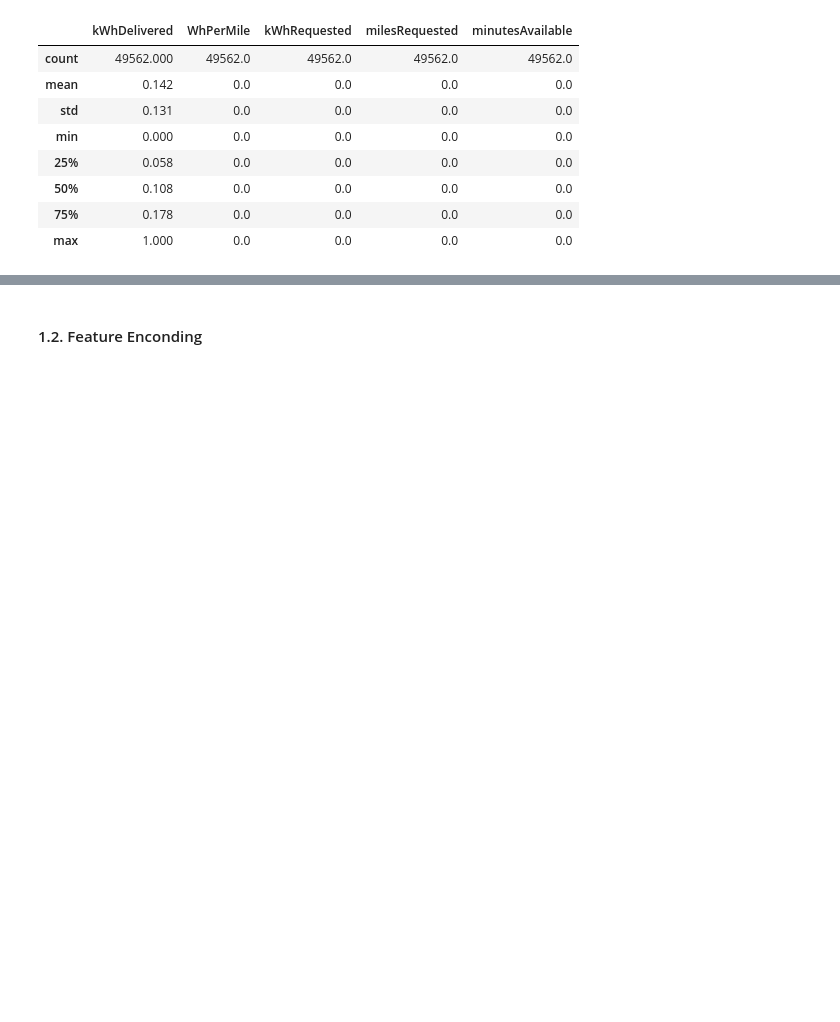
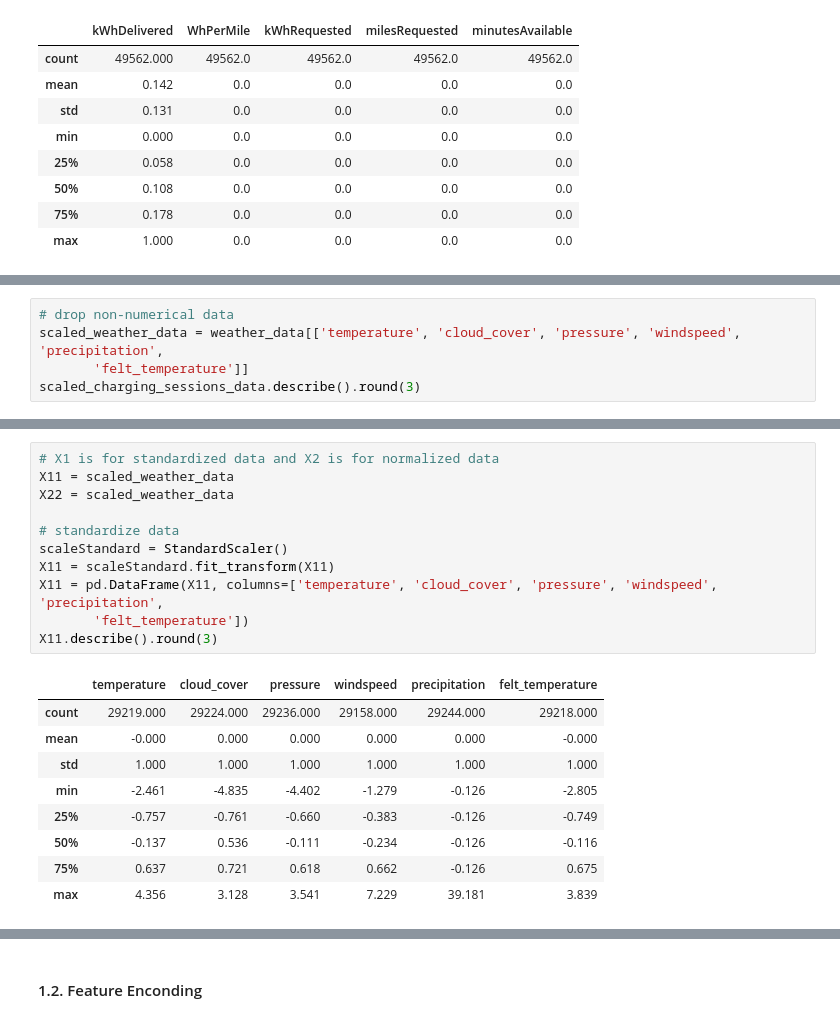
Before and after one commit to angfe/TheOptimizers, a Jupyter notebook: 04_Utilization_Prediction.ipynb, the cells around one changed output, grey strips where cells are left out. Drawn from its saved outputs; the diff is of its cells as text; blank space fills up the shorter version.

Commit message:
added data scaling for weather

```diff
--- a/04_Utilization_Prediction.ipynb
+++ b/04_Utilization_Prediction.ipynb
@@ -156,0 +181,5 @@ X2.describe().round(3)
+# %%
+# drop non-numerical data
+scaled_weather_data = weather_data[['temperature', 'cloud_cover', 'pressure', 'windspeed', 'precipitation',
+       'felt_temperature']]
+scaled_charging_sessions_data.describe().round(3)
@@ -156,0 +196,21 @@ X2.describe().round(3)
+# %%
+# X1 is for standardized data and X2 is for normalized data
+X11 = scaled_weather_data
+X22 = scaled_weather_data
+
+# standardize data
+scaleStandard = StandardScaler()
+X11 = scaleStandard.fit_transform(X11)
+X11 = pd.DataFrame(X11, columns=['temperature', 'cloud_cover', 'pressure', 'windspeed', 'precipitation',
+       'felt_temperature'])
+X11.describe().round(3)
+# %% [output]
+|  | temperature | cloud_cover | pressure | windspeed | precipitation | felt_temperature |
+| count | 29219.000 | 29224.000 | 29236.000 | 29158.000 | 29244.000 | 29218.000 |
+| mean | -0.000 | 0.000 | 0.000 | 0.000 | 0.000 | -0.000 |
+| std | 1.000 | 1.000 | 1.000 | 1.000 | 1.000 | 1.000 |
+| min | -2.461 | -4.835 | -4.402 | -1.279 | -0.126 | -2.805 |
+| 25% | -0.757 | -0.761 | -0.660 | -0.383 | -0.126 | -0.749 |
+| 50% | -0.137 | 0.536 | -0.111 | -0.234 | -0.126 | -0.116 |
+| 75% | 0.637 | 0.721 | 0.618 | 0.662 | -0.126 | 0.675 |
+| max | 4.356 | 3.128 | 3.541 | 7.229 | 39.181 | 3.839 |
```
Also changed, not shown: parts of 6 cells of this notebook.
